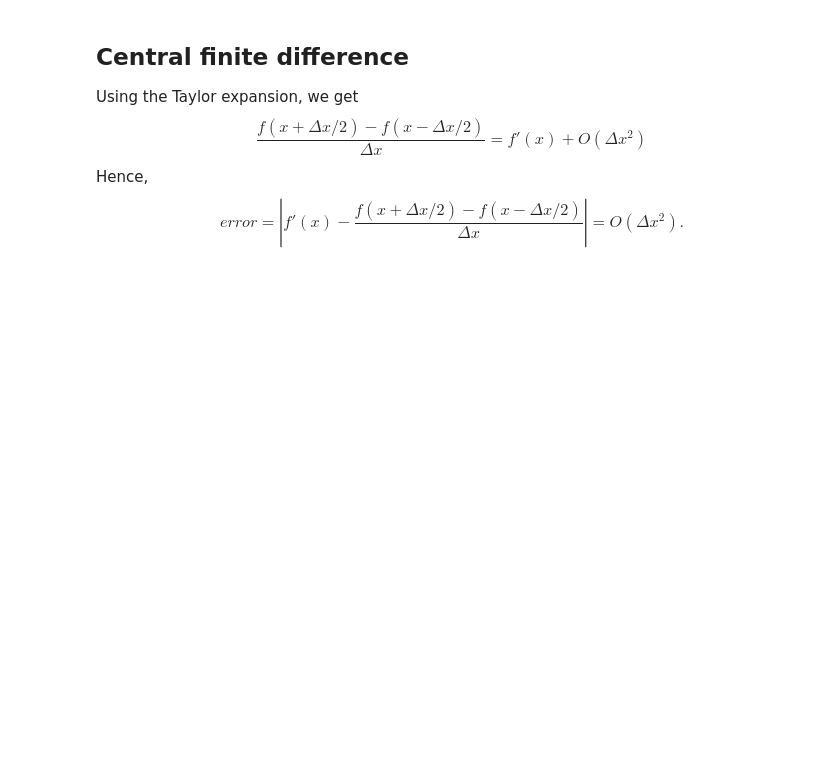
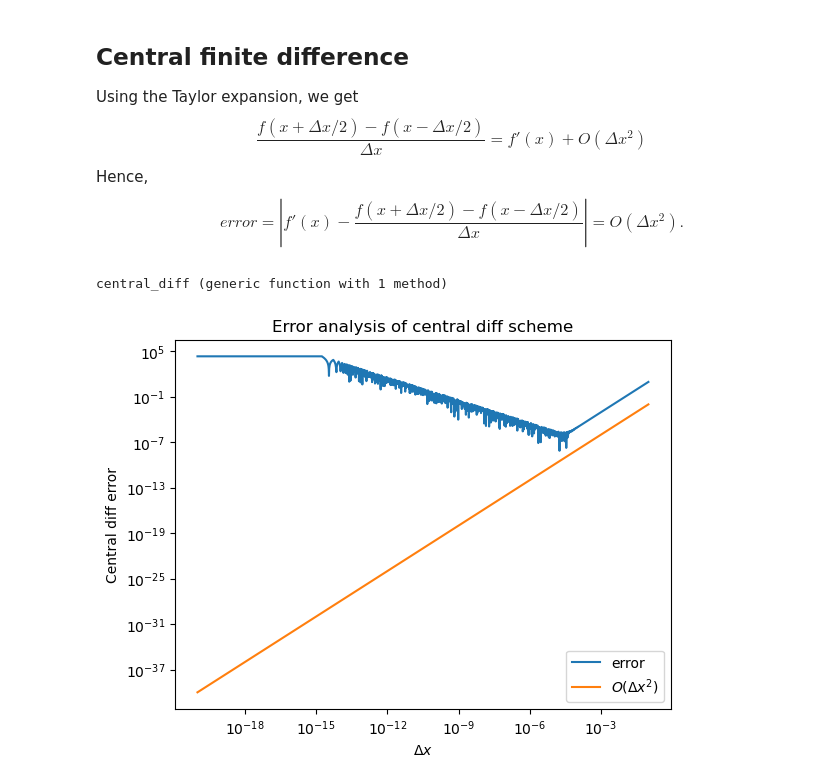
Before and after one commit to tkeegan12/Course_Computational_Physics_and_Engineering, a Jupyter notebook: Module1_Intro to Julia and Numerical Differentiations.ipynb, the cells around one changed output. Saved outputs shown, nothing was run; the diff lists cells and outputs as text; code cells hidden in the pictures; blank space fills up the shorter version.

```diff
--- a/Module1_Intro to Julia and Numerical Differentiations.ipynb
+++ b/Module1_Intro to Julia and Numerical Differentiations.ipynb
@@ -195,3 +195,21 @@ Hence,
 $$
     error = \left| f'(x) - \frac{f(x + \Delta x/2) - f(x - \Delta x/2)}{\Delta x} \right| =  O(\Delta x^2).
 $$
+# %%
+function central_diff(f::Function, x::Real, Δx::Real)
+     return (f(x + Δx / 2) - f(x - Δx / 2)) / Δx
+end
+# %% [output]
+central_diff (generic function with 1 method)
+# %%
+central_diff_error = abs.(exp(10) .- central_diff.(exp, 10, ΔX));
+# %%
+loglog(ΔX, central_diff_error, label="error", "-")
+loglog(ΔX, ΔX .^ 2, label=L"O(\Delta x^2)")
+xlabel(L"\Delta x")
+ylabel("Central diff error")
+title("Error analysis of central diff scheme")
+legend()
+show()
+# %% [output]
+[figure, added]
```
Also changed, not shown: parts of 2 cells of this notebook, 1 other file.
